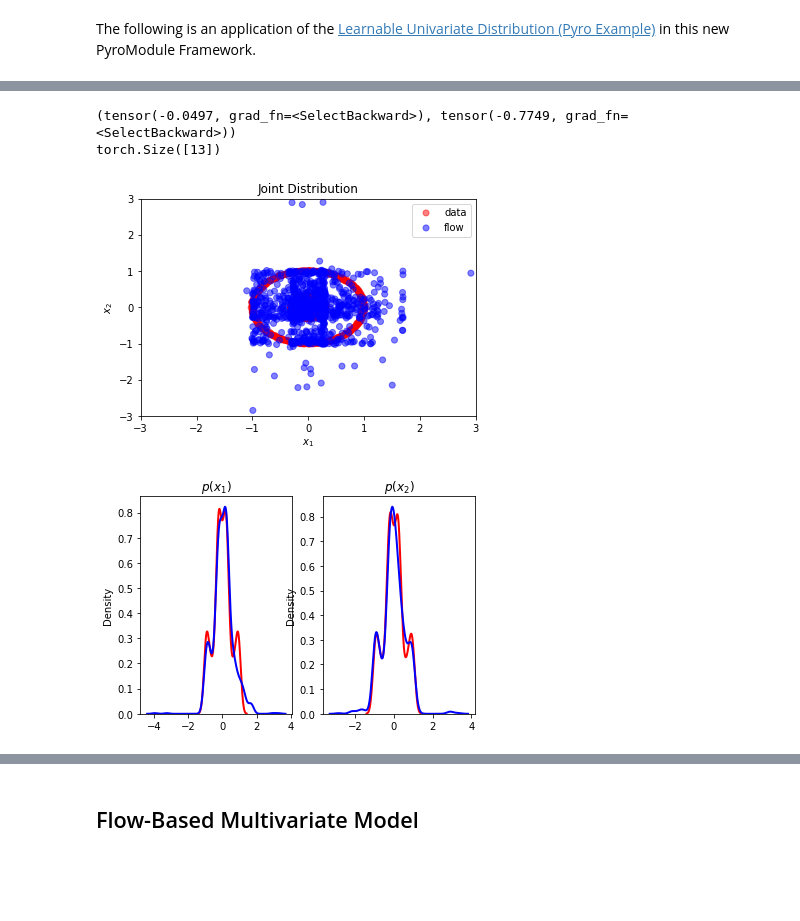
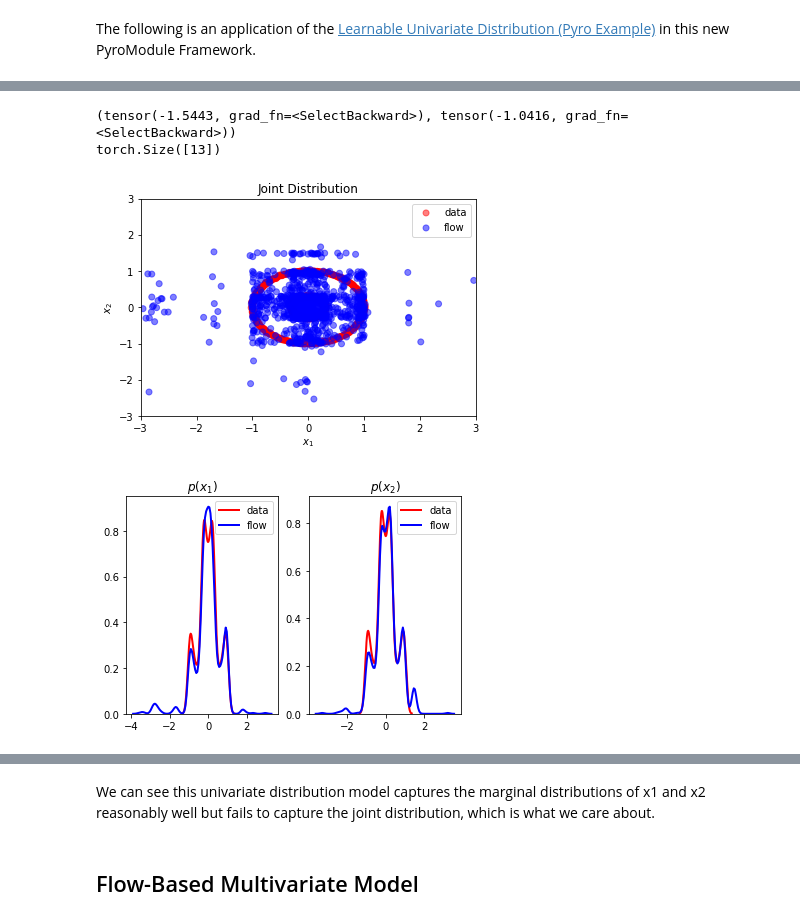
Before and after one commit to altdeep/causalML, a Jupyter notebook: tutorials/3-counterfactual/counterfactual_donuts_tutorial.ipynb, the cells around one changed output, grey strips where cells are left out. Drawn from its saved outputs; the diff is of its cells as text; code cells hidden in the pictures; blank space fills up the shorter version.

```diff
--- a/tutorials/3-counterfactual/counterfactual_donuts_tutorial.ipynb
+++ b/tutorials/3-counterfactual/counterfactual_donuts_tutorial.ipynb
@@ -183,29 +226,29 @@ The following is an application of the [Learnable Univariate Distribution (Pyro
 # %%
 %%time
 class UnivariateModel(FlowBased):
     def __init__(self):
         super().__init__()
         # NOTE: Flows require a stable latent to target. Thus we don't put these on the computation graph.
         self.register_buffer('loc', torch.zeros([2], requires_grad=False))
         self.register_buffer('scale', torch.ones([2], requires_grad=False))
 
     def build_flow(self):
         self.spline_transform = T.Spline(2, count_bins=16)
 
     def model(self):
         dist_base = dist.Normal(self.loc, self.scale)
         flow_dist = dist.TransformedDistribution(dist_base, [self.spline_transform])
         xs = pyro.sample('x1_x2', flow_dist.to_event(1))
         # account for batching
         return (xs[:,0], xs[:,1]) if len(xs.shape) == 2 else (xs[0], xs[1])
 
 model = UnivariateModel()
 smoke_test(model)
 
-losses = train(model, n_epochs=1 if is_smoke_test else 1000, n_samples=1000, over_vars=['x1_x2'])
+losses = train(model, n_epochs=1 if is_smoke_test else 5000, n_samples=1000, over_vars=['x1_x2'])
 visualize(model)
 # %% [output]
-(tensor(-0.0497, grad_fn=<SelectBackward>), tensor(-0.7749, grad_fn=<SelectBackward>))
+(tensor(-1.5443, grad_fn=<SelectBackward>), tensor(-1.0416, grad_fn=<SelectBackward>))
 torch.Size([13])
-[figure, old version]
+[figure, new version]
-[figure, old version]
+[figure, new version]
@@ -214,3 +256,5 @@ Wall time: 8.47 s
+# %% [markdown]
+We can see this univariate distribution model captures the marginal distributions of x1 and x2 reasonably well but fails to capture the joint distribution, which is what we care about.
 # %% [markdown]
 ## Flow-Based Multivariate Model
 # %% [markdown]
```
Also changed, not shown: parts of 35 cells of this notebook, 3 other files.
